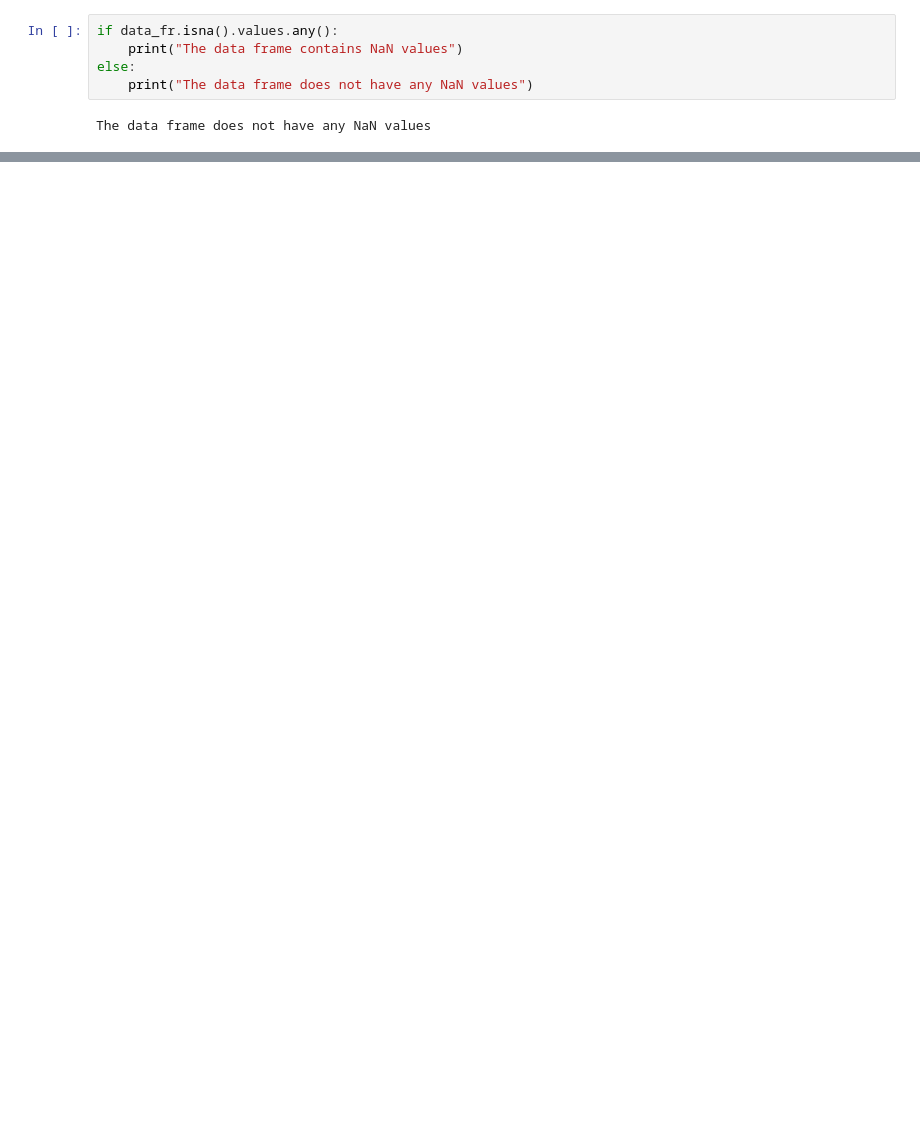
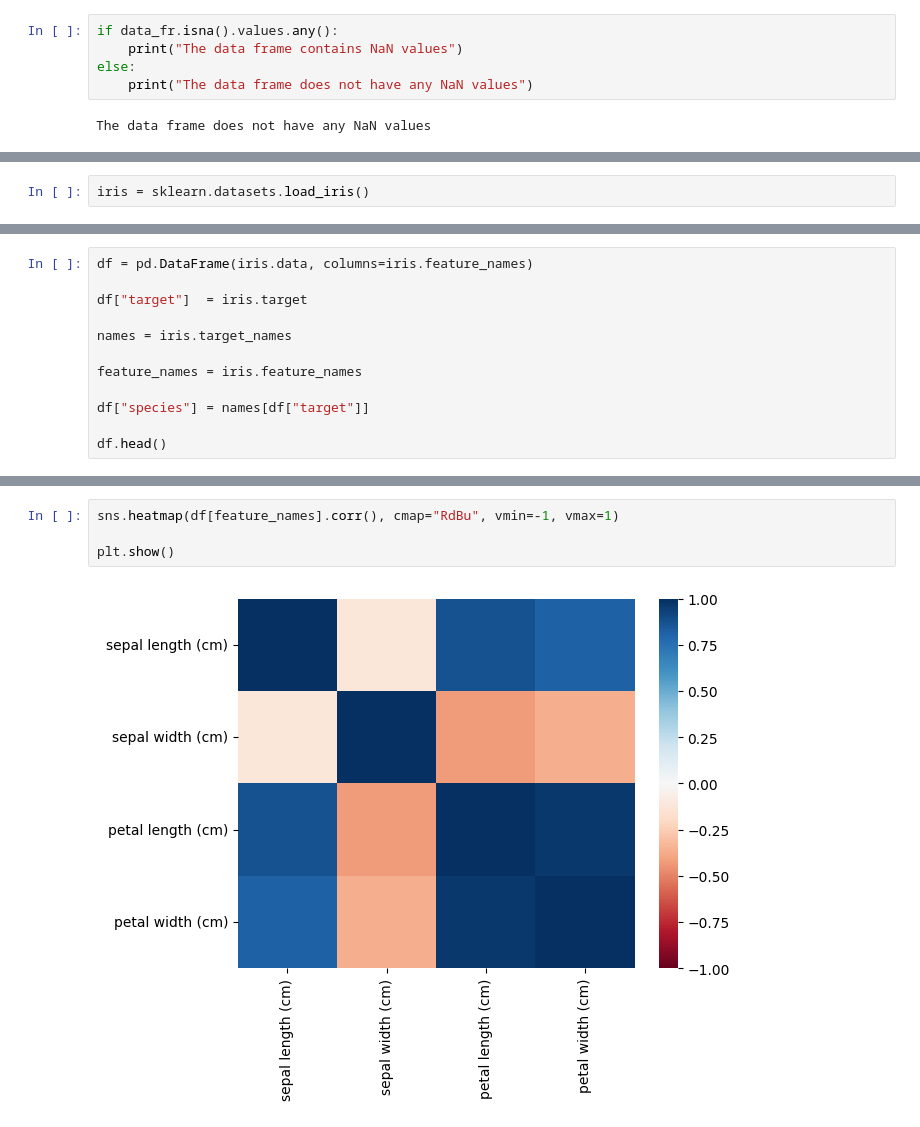
Before and after one commit to Nikita4gj/ml-course-homeworks, a Jupyter notebook: hw01_setup_tools/hw01_setup_tools.ipynb, the cells around one changed output, grey strips where cells are left out. Drawn from its saved outputs; the diff is of its cells as text; blank space fills up the shorter version.

Commit message:
Добавил Iris dataset и половину второго дз

```diff
--- a/hw01_setup_tools/hw01_setup_tools.ipynb
+++ b/hw01_setup_tools/hw01_setup_tools.ipynb
@@ -222,0 +233,2 @@ target    0.365632  0.636667  0.668931  0.012236  0.177312  1.000000
+# %%
+iris = sklearn.datasets.load_iris()
@@ -222,0 +254,12 @@ target    0.365632  0.636667  0.668931  0.012236  0.177312  1.000000
+# %%
+df = pd.DataFrame(iris.data, columns=iris.feature_names)
+
+df["target"]  = iris.target
+
+names = iris.target_names
+
+feature_names = iris.feature_names
+
+df["species"] = names[df["target"]]
+
+df.head()
@@ -222,0 +309,6 @@ target    0.365632  0.636667  0.668931  0.012236  0.177312  1.000000
+# %%
+sns.heatmap(df[feature_names].corr(), cmap="RdBu", vmin=-1, vmax=1)
+
+plt.show()
+# %% [output]
+[figure, added]
```
Also changed, not shown: parts of 24 cells of this notebook, 8 other files.
